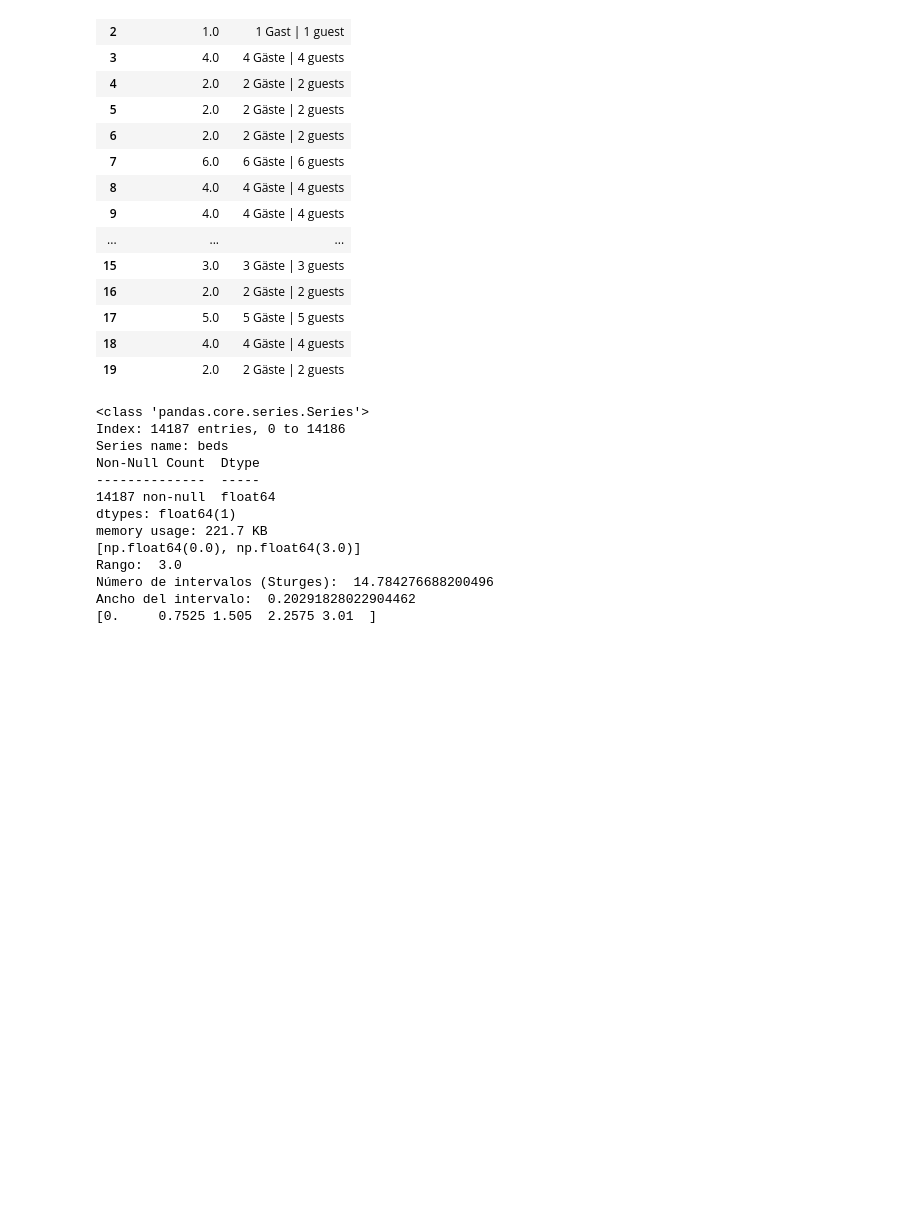
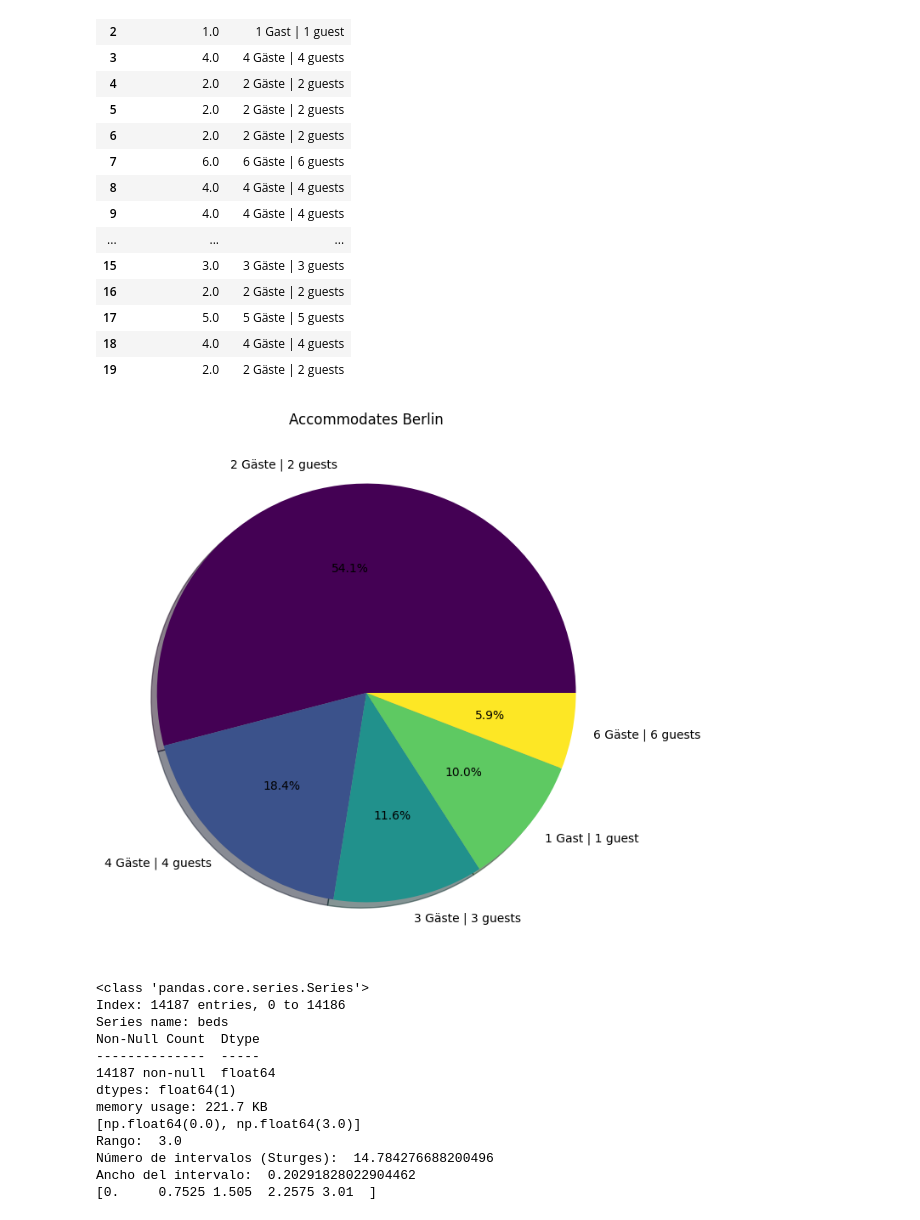
Before and after one commit to Raydays55/Actividad-5, a Jupyter notebook: Act5.ipynb, the cells around one changed output. Cells and saved outputs as stored; diff of their text form; code cells hidden in the pictures; blank space fills up the shorter version.

```diff
--- a/Act5.ipynb
+++ b/Act5.ipynb
@@ -644,6 +681,21 @@ Ancho del intervalo:  0.40583656045808925
 | 17 | 5.0 | 5 Gäste | 5 guests |
 | 18 | 4.0 | 4 Gäste | 4 guests |
 | 19 | 2.0 | 2 Gäste | 2 guests |
+# %%
+# Análisis univariado accommodates
+Tabla_freq_acco = df_extrac['accommodates_cat'].value_counts().reset_index()
+Tabla_freq_acco.columns = ['accommodates_cat','count']
+
+Filtro_acco = Tabla_freq_acco[Tabla_freq_acco['count'] > 1].head(5)
+Filtro_index_acco = Filtro_acco.set_index('accommodates_cat')
+
+# Gráfica de pastel
+Filtro_index_acco['count'].plot(kind='pie', figsize=(8,8), autopct='%0.1f%%', shadow=True, colormap='viridis')
+plt.title('Accommodates Berlin')
+plt.ylabel('')
+plt.show()
+# %% [output]
+[figure, added]
 # %%
 #beds
 #Calculamos el número total de la población "n"
```
Also changed, not shown: parts of 3 cells of this notebook.
